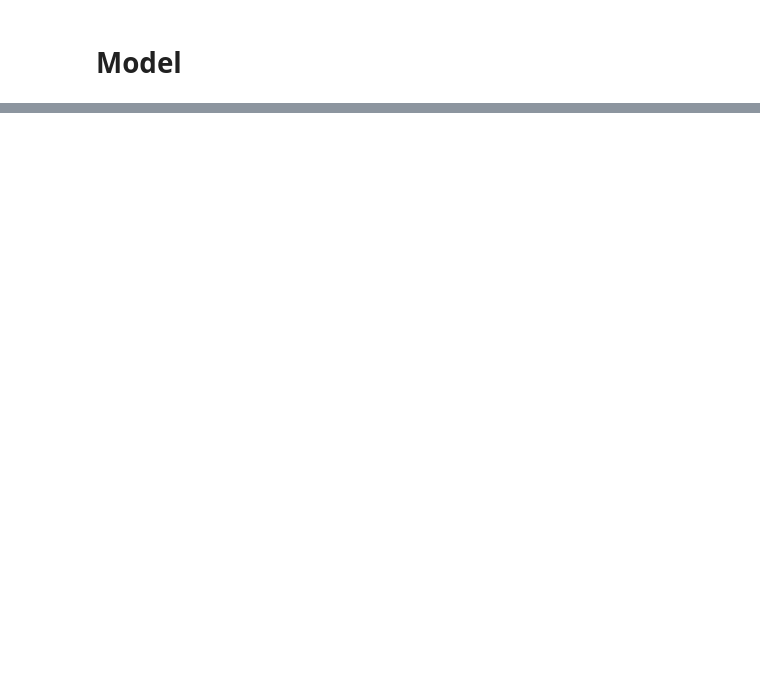
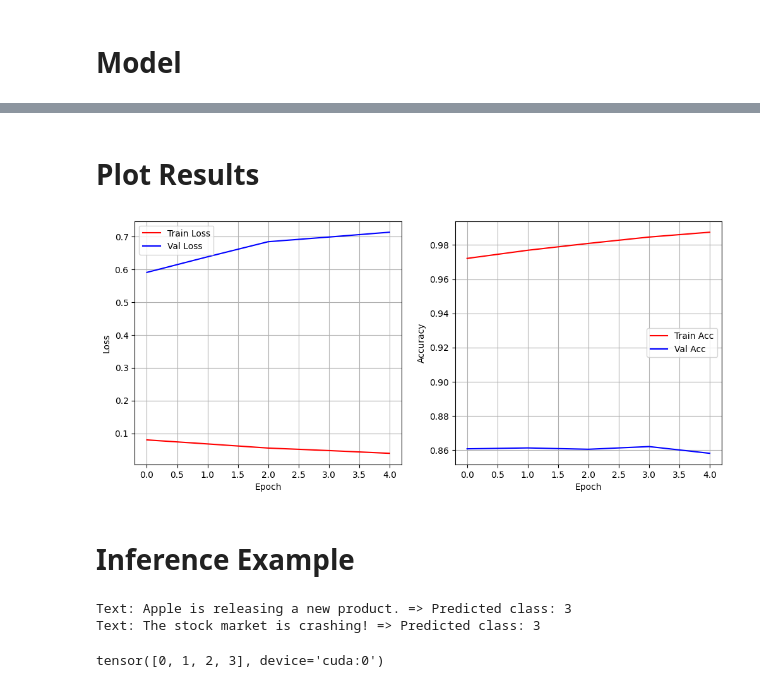
Before and after one commit to sajjadkhazaei/rnn-lstm-text-classifier, a Jupyter notebook: RNN&LSTM.ipynb, the cells around one changed output, grey strips where cells are left out. Saved outputs shown, nothing was run; the diff lists cells and outputs as text; code cells hidden in the pictures; blank space fills up the shorter version.

Commit message:
Training & Validation Function & Training Loop & Inference

```diff
--- a/RNN&LSTM.ipynb
+++ b/RNN&LSTM.ipynb
@@ -123,0 +262,20 @@ class RNNModel(nn.Module):
+# %%
+def validation(model, test_loader, loss_fn):
+    model.eval()
+    loss_meter = AverageMeter()
+    acc_metric = Accuracy(task="multiclass", num_classes=4).to(device)
+
+    with torch.no_grad():
+        for batch in test_loader:
+            inputs = batch['input_ids'].to(device)
+            labels = batch['label'].to(device)
+
+            outputs = model(inputs)
+            loss = loss_fn(outputs, labels)
+
+            loss_meter.update(loss.item(), n=inputs.size(0))
+            acc_metric.update(outputs, labels.int())
+
+    avg_loss = loss_meter.avg
+    avg_acc = acc_metric.compute().item()
+    return avg_loss, avg_acc
@@ -123,0 +289,3 @@ class RNNModel(nn.Module):
+# %%
+loss_fn = nn.CrossEntropyLoss()
+optimizer =torch.optim.SGD(model.parameters(), lr=0.1, momentum=0.9)
@@ -123,0 +343,47 @@ class RNNModel(nn.Module):
+# %% [markdown]
+# Plot Results
+# %%
+import matplotlib.pyplot as plt
+
+plt.figure(figsize=(12,5))
+plt.subplot(1,2,1)
+plt.plot(train_loss_hist, 'r-', label='Train Loss')
+plt.plot(val_loss_hist, 'b-', label='Val Loss')
+plt.xlabel('Epoch')
+plt.ylabel('Loss')
+plt.legend()
+plt.grid()
+
+plt.subplot(1,2,2)
+plt.plot(train_acc_hist, 'r-', label='Train Acc')
+plt.plot(val_acc_hist, 'b-', label='Val Acc')
+plt.xlabel('Epoch')
+plt.ylabel('Accuracy')
+plt.legend()
+plt.grid()
+plt.show()
+# %% [output]
+[figure, added]
+# %% [markdown]
+# Inference Example
+# %%
+model.eval()
+sample_texts = ["Apple is releasing a new product.", "The stock market is crashing!"]
+max_length=20
+# Tokenize
+inputs = tokenizer(sample_texts, padding='max_length', truncation=True, max_length=max_length, return_tensors='pt')['input_ids'].to(device)
+
+# Predict
+with torch.no_grad():
+    outputs = model(inputs)
+    preds = torch.argmax(outputs, dim=1)
+
+for text, pred in zip(sample_texts, preds):
+    print(f"Text: {text} => Predicted class: {pred.item()}")
+# %% [output]
+Text: Apple is releasing a new product. => Predicted class: 3
+Text: The stock market is crashing! => Predicted class: 3
+# %%
+labels.unique()
+# %% [output]
+tensor([0, 1, 2, 3], device='cuda:0')
```
Also changed, not shown: parts of 30 cells of this notebook.
